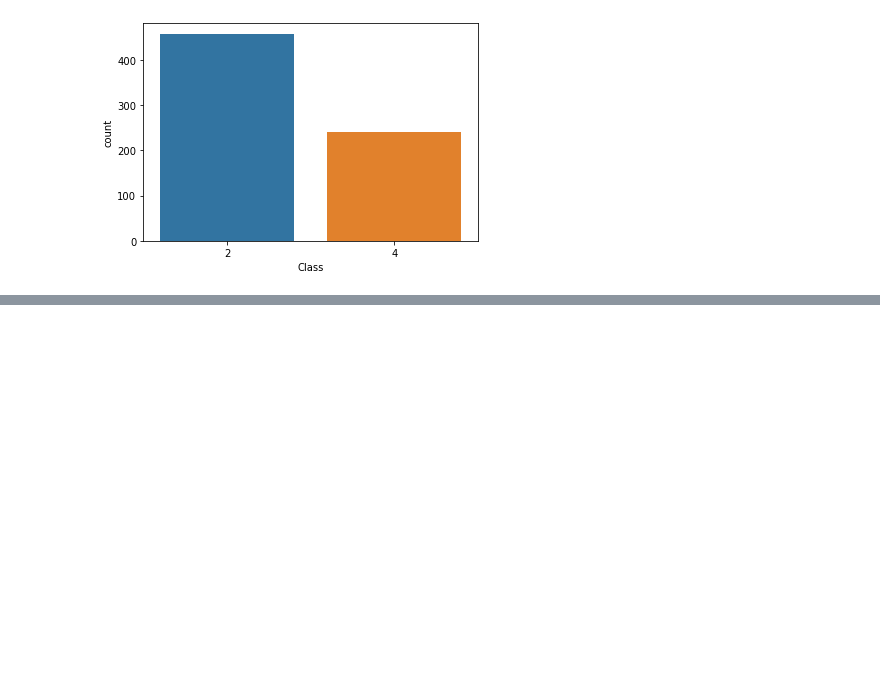
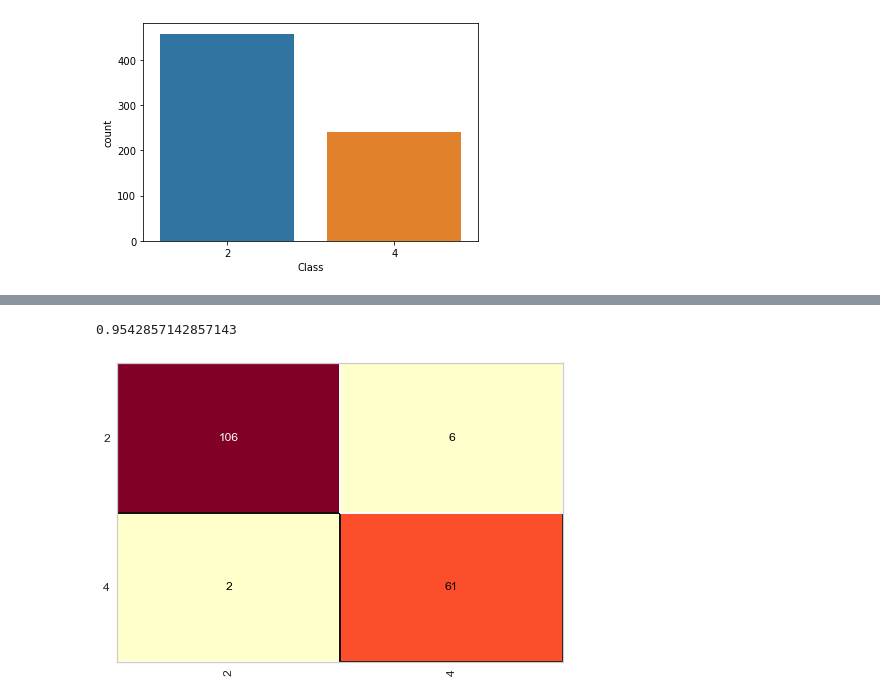
Before and after one commit to cantaruttim/Breast_Cancer_Wisconsin_Diagnostic, a Jupyter notebook: Untitled.ipynb, the cells around one changed output, grey strips where cells are left out. Cells and saved outputs as stored; diff of their text form; code cells hidden in the pictures; blank space fills up the shorter version.

Commit message:
bc Model

```diff
--- a/Untitled.ipynb
+++ b/Untitled.ipynb
@@ -96,0 +190,3 @@ sns.countplot(dfC['Class']);
+# %%
+X = dfC.iloc[:, 1:10].values
+X
@@ -96,0 +201,3 @@ sns.countplot(dfC['Class']);
+# %%
+y = dfC.iloc[:, 10].values
+y
@@ -96,0 +222,9 @@ sns.countplot(dfC['Class']);
+# %%
+from sklearn.model_selection import train_test_split
+from sklearn.metrics import accuracy_score, confusion_matrix, classification_report
+from yellowbrick.classifier import ConfusionMatrix
+
+# Divisão dos dados em treino e teste
+X_treinamento, X_teste, y_treinamento, y_teste = train_test_split(X, y,
+                                                                 test_size=0.25,
+                                                                 random_state=0)
@@ -96,0 +239,11 @@ sns.countplot(dfC['Class']);
+# %%
+naive = GaussianNB()
+naive.fit(X_treinamento, y_treinamento)
+previsoes = naive.predict(X_teste)
+# %%
+cm = ConfusionMatrix(naive)
+cm.fit(X_treinamento, y_treinamento)
+cm.score(X_teste, y_teste)
+# %% [output]
+0.9542857142857143
+[figure, added]
```
Also changed, not shown: parts of 27 cells of this notebook.
